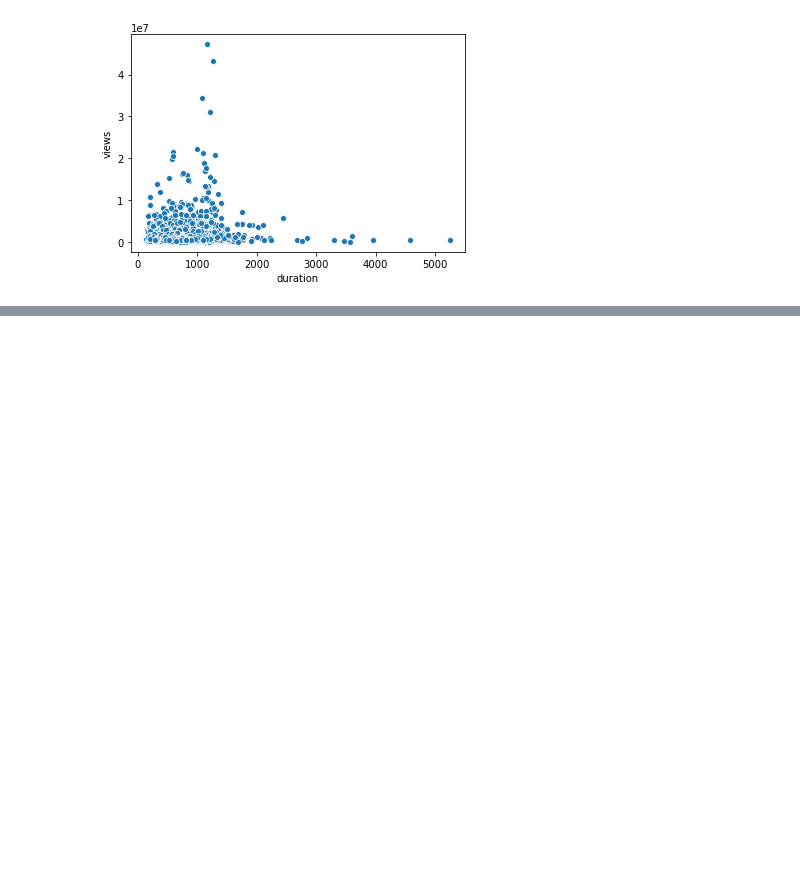
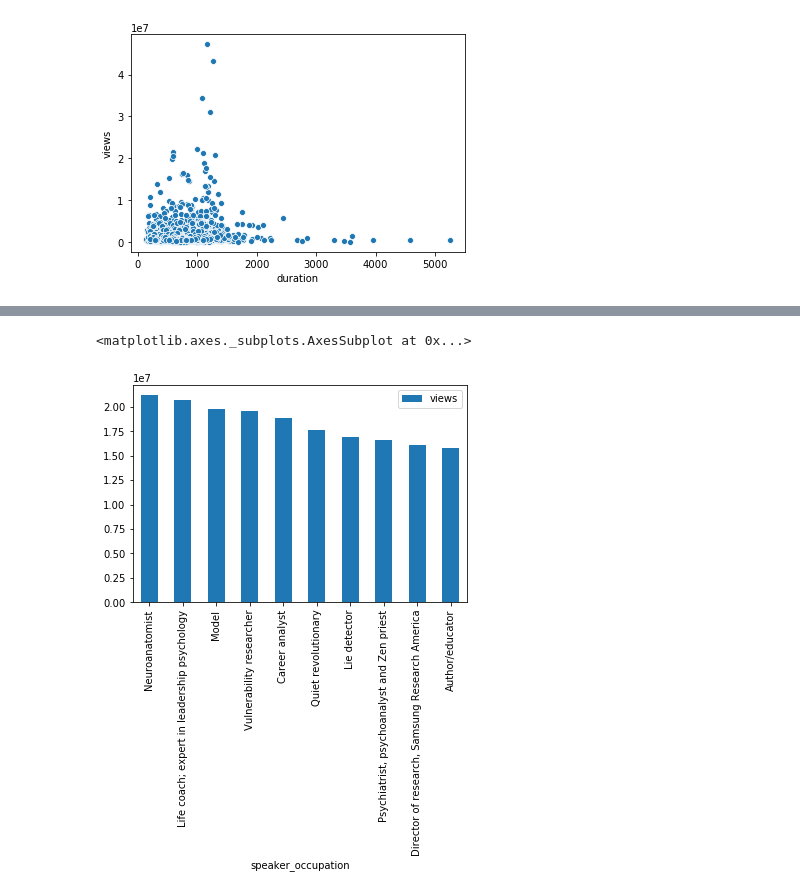
Before and after one commit to LeDuySon/tedtalkEDA, a Jupyter notebook: Tedtalk.ipynb, the cells around one changed output, grey strips where cells are left out. Cells and saved outputs as stored; diff of their text form; code cells hidden in the pictures; blank space fills up the shorter version.

```diff
--- a/Tedtalk.ipynb
+++ b/Tedtalk.ipynb
@@ -371,7 +371,6 @@ rating_emo
 # %%
 def get_count(s, emo):
-    ratings, emo = s
-    ratings = eval(ratings)
+    s = eval(s)
     count = 0
     for val in s:
         if val["name"] == emo:
@@ -418,0 +386,4 @@ df
+# %%
+df.drop(["ratings"], axis = 1, inplace = True)
+# %%
+df.drop(["count"], axis = 1, inplace = True)
@@ -418,0 +405,2 @@ df
+# %%
+df['tags'] = df['tags'].apply(lambda x: ast.literal_eval(x))
@@ -418,0 +493,5 @@ df
+# %%
+df[["speaker_occupation", "views"]].groupby("speaker_occupation").mean().sort_values(by = "views", ascending= False)[:10].plot(kind = "bar")
+# %% [output]
+<matplotlib.axes._subplots.AxesSubplot at 0x...>
+[figure, added]
```
Also changed, not shown: parts of 30 cells of this notebook.
